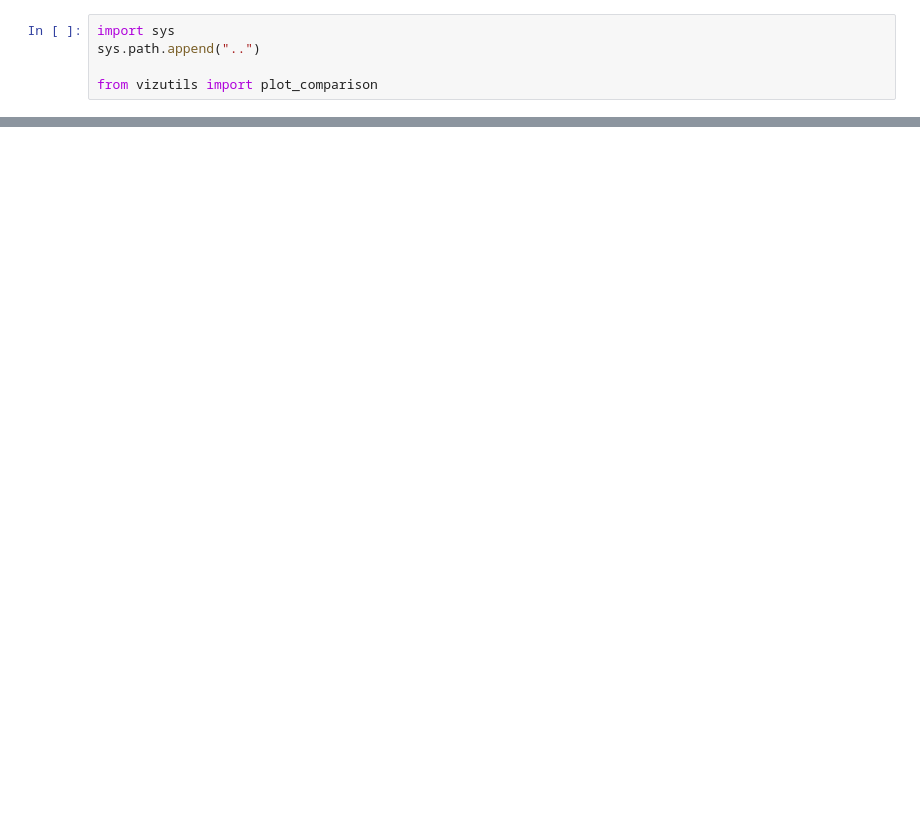
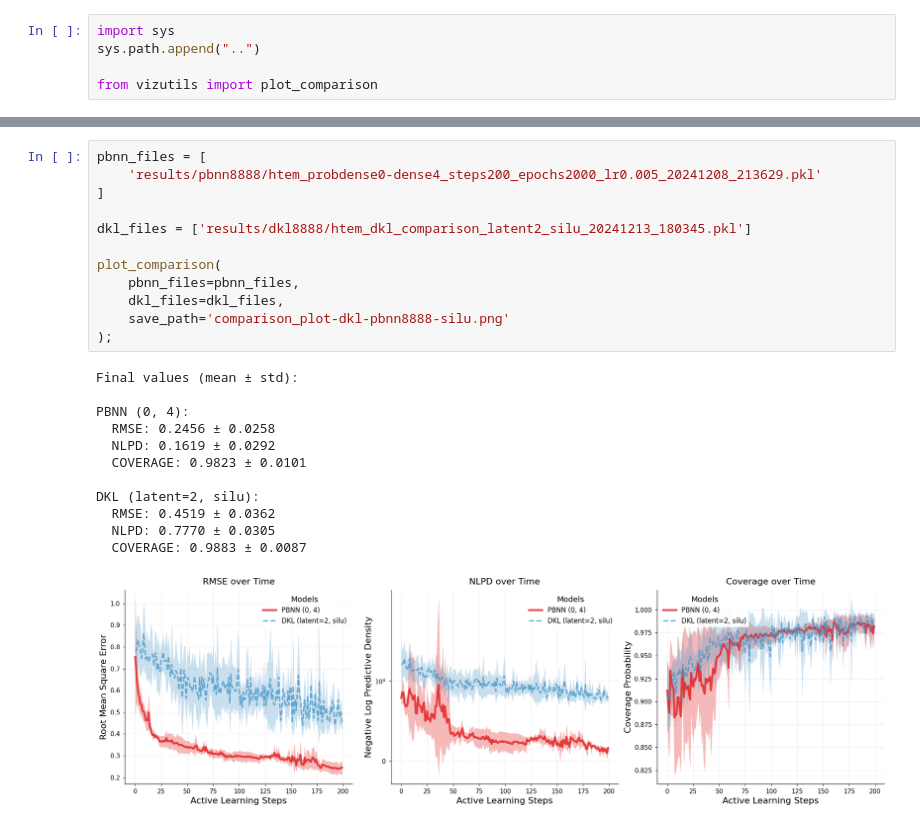
Before and after one commit to ziatdinovmax/NeuroBayes, a Jupyter notebook: active_learning_scripts/htem/viz.ipynb, the cells around one changed output, grey strips where cells are left out. Drawn from its saved outputs; the diff is of its cells as text; blank space fills up the shorter version.

```diff
--- a/active_learning_scripts/htem/viz.ipynb
+++ b/active_learning_scripts/htem/viz.ipynb
@@ -39,0 +40,25 @@ Full BNN:
+# %%
+pbnn_files = [
+    'results/pbnn8888/htem_probdense0-dense4_steps200_epochs2000_lr0.005_20241208_213629.pkl'
+]
+
+dkl_files = ['results/dkl8888/htem_dkl_comparison_latent2_silu_20241213_180345.pkl']
+
+plot_comparison(
+    pbnn_files=pbnn_files,
+    dkl_files=dkl_files,
+    save_path='comparison_plot-dkl-pbnn8888-silu.png'
+);
+# %% [output]
+Final values (mean ± std):
+
+PBNN (0, 4):
+  RMSE: 0.2456 ± 0.0258
+  NLPD: 0.1619 ± 0.0292
+  COVERAGE: 0.9823 ± 0.0101
+
+DKL (latent=2, silu):
+  RMSE: 0.4519 ± 0.0362
+  NLPD: 0.7770 ± 0.0305
+  COVERAGE: 0.9883 ± 0.0087
+[figure, added]
```
Also changed, not shown: parts of 2 cells of this notebook, 49 other files.
